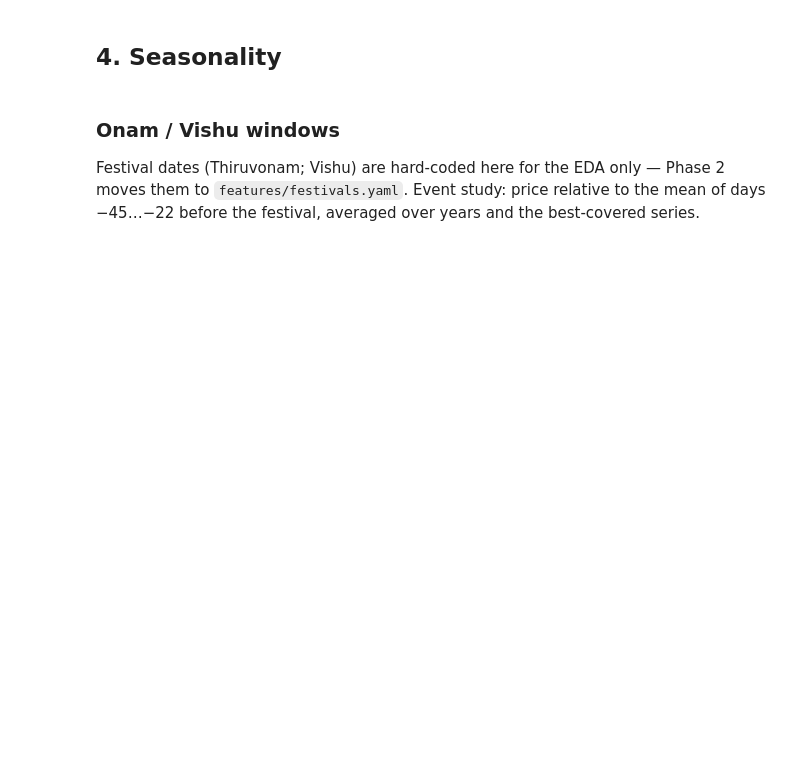
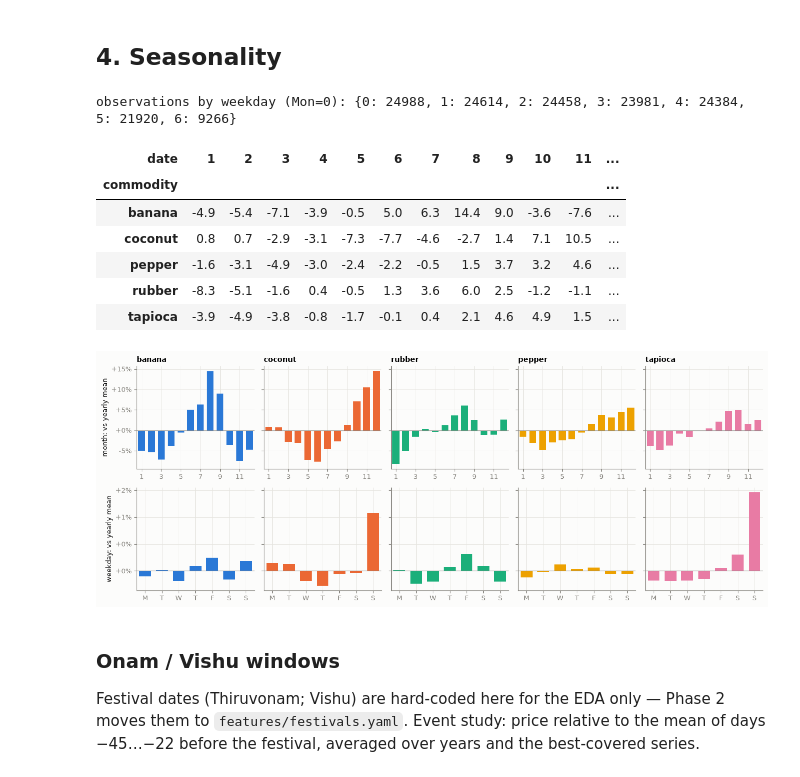
Before and after one commit to sayandp/kerala-crop-forecaster, a Jupyter notebook: notebooks/eda.ipynb, the cells around one changed output. Drawn from its saved outputs; the diff is of its cells as text; code cells hidden in the pictures; blank space fills up the shorter version.

```diff
--- a/notebooks/eda.ipynb
+++ b/notebooks/eda.ipynb
@@ -137,33 +213,44 @@ fig.tight_layout()
 # %%
 # Month-of-year: price relative to each series' own yearly mean, averaged over usable series
 # (falls back to the 5 best-covered series when a crop has none usable).
 base = cov[cov.usable]
 for crop in CROP_COLORS:
     if (base.commodity == crop).sum() == 0:
         base = pd.concat([base, cov[cov.commodity == crop].nsmallest(5, "pct_missing")])
 sel = df.merge(base[["commodity", "market", "variety"]], on=["commodity", "market", "variety"])
 sel["year"] = sel.date.dt.year
 sel["rel"] = sel.modal_price / sel.groupby(["commodity", "market", "variety", "year"])[
     "modal_price"].transform("mean")
 moy = sel.groupby(["commodity", sel.date.dt.month])["rel"].mean().unstack(0)
 dow = sel.groupby(["commodity", sel.date.dt.dayofweek])["rel"].mean().unstack(0)
 dow_n = sel.groupby(sel.date.dt.dayofweek).size()
 
 fig, axes = plt.subplots(2, 5, figsize=(13, 5), sharey="row")
 for i, crop in enumerate(CROP_COLORS):
     axes[0, i].bar(moy.index, moy[crop] - 1, color=CROP_COLORS[crop], width=0.7)
     axes[0, i].axhline(0, color=MUTED, lw=0.8)
     axes[0, i].set_title(crop, loc="left"); axes[0, i].set_xticks(range(1, 13, 2))
+    axes[0, i].set_xlim(0.5, 12.5); axes[1, i].set_xlim(-0.5, 6.5)
     axes[1, i].bar(dow.index, dow[crop] - 1, color=CROP_COLORS[crop], width=0.7)
     axes[1, i].axhline(0, color=MUTED, lw=0.8)
     axes[1, i].set_xticks(range(7), list("MTWTFSS"))
 axes[0, 0].set_ylabel("month: vs yearly mean")
 axes[1, 0].set_ylabel("weekday: vs yearly mean")
 axes[0, 0].yaxis.set_major_formatter(lambda v, _: f"{v:+.0%}")
 axes[1, 0].yaxis.set_major_formatter(lambda v, _: f"{v:+.0%}")
 fig.tight_layout()
 print("observations by weekday (Mon=0):", dow_n.to_dict())
 (moy - 1).mul(100).round(1).T
+# %% [output]
+observations by weekday (Mon=0): {0: 24988, 1: 24614, 2: 24458, 3: 23981, 4: 24384, 5: 21920, 6: 9266}
+| date | 1 | 2 | 3 | 4 | 5 | 6 | 7 | 8 | 9 | 10 | 11 | ... |
+| commodity |  |  |  |  |  |  |  |  |  |  |  | ... |
+| banana | -4.9 | -5.4 | -7.1 | -3.9 | -0.5 | 5.0 | 6.3 | 14.4 | 9.0 | -3.6 | -7.6 | ... |
+| coconut | 0.8 | 0.7 | -2.9 | -3.1 | -7.3 | -7.7 | -4.6 | -2.7 | 1.4 | 7.1 | 10.5 | ... |
+| pepper | -1.6 | -3.1 | -4.9 | -3.0 | -2.4 | -2.2 | -0.5 | 1.5 | 3.7 | 3.2 | 4.6 | ... |
+| rubber | -8.3 | -5.1 | -1.6 | 0.4 | -0.5 | 1.3 | 3.6 | 6.0 | 2.5 | -1.2 | -1.1 | ... |
+| tapioca | -3.9 | -4.9 | -3.8 | -0.8 | -1.7 | -0.1 | 0.4 | 2.1 | 4.6 | 4.9 | 1.5 | ... |
+[figure, added]
 # %% [markdown]
 ### Onam / Vishu windows
 
```
Also changed, not shown: parts of 22 cells of this notebook, 2 other files.
